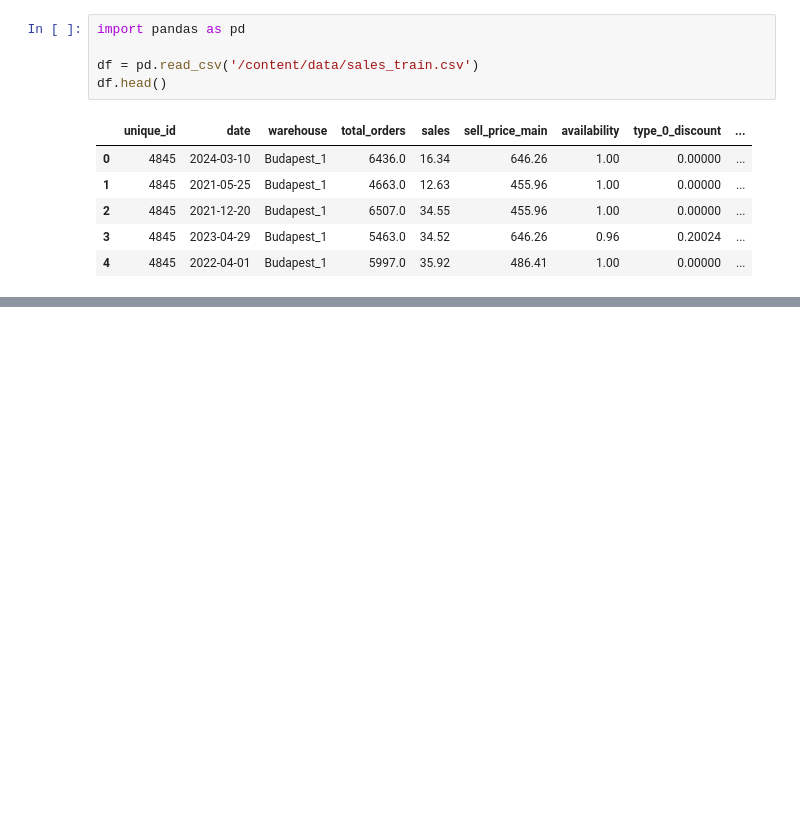
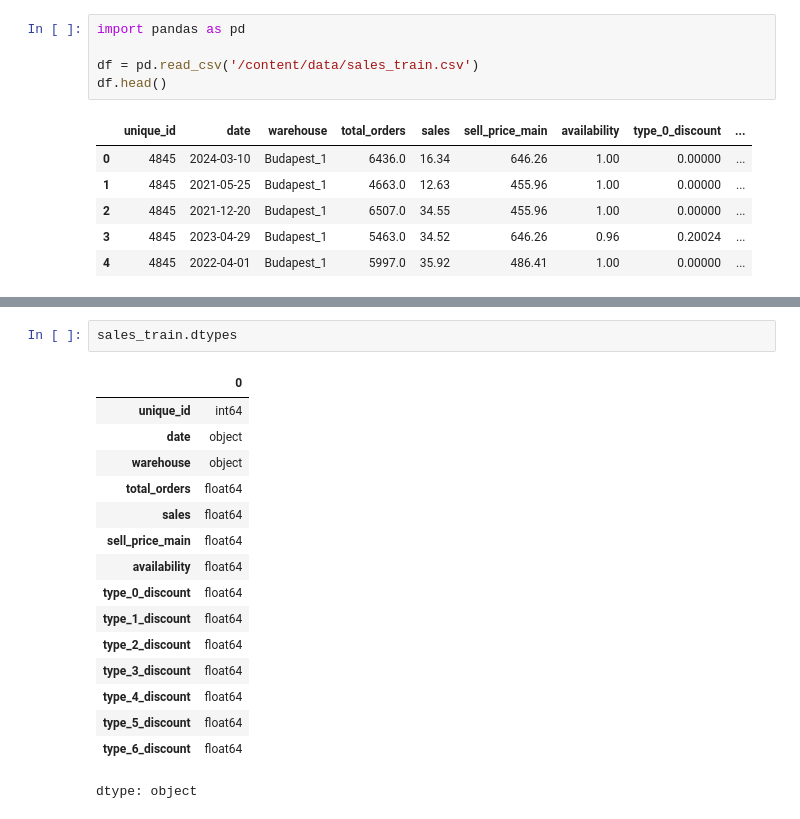
Before and after one commit to KtoxTheNisa/GROUP51_CENG313, a Jupyter notebook: assignment1_eda_baseline.ipynb, the cells around one changed output, grey strips where cells are left out. Drawn from its saved outputs; the diff is of its cells as text; blank space fills up the shorter version.

```diff
--- a/assignment1_eda_baseline.ipynb
+++ b/assignment1_eda_baseline.ipynb
@@ -39,0 +84,19 @@ df.head()
+# %%
+sales_train.dtypes
+# %% [output]
+|  | 0 |
+| unique_id | int64 |
+| date | object |
+| warehouse | object |
+| total_orders | float64 |
+| sales | float64 |
+| sell_price_main | float64 |
+| availability | float64 |
+| type_0_discount | float64 |
+| type_1_discount | float64 |
+| type_2_discount | float64 |
+| type_3_discount | float64 |
+| type_4_discount | float64 |
+| type_5_discount | float64 |
+| type_6_discount | float64 |
+dtype: object
```
Also changed, not shown: parts of 7 cells of this notebook.
